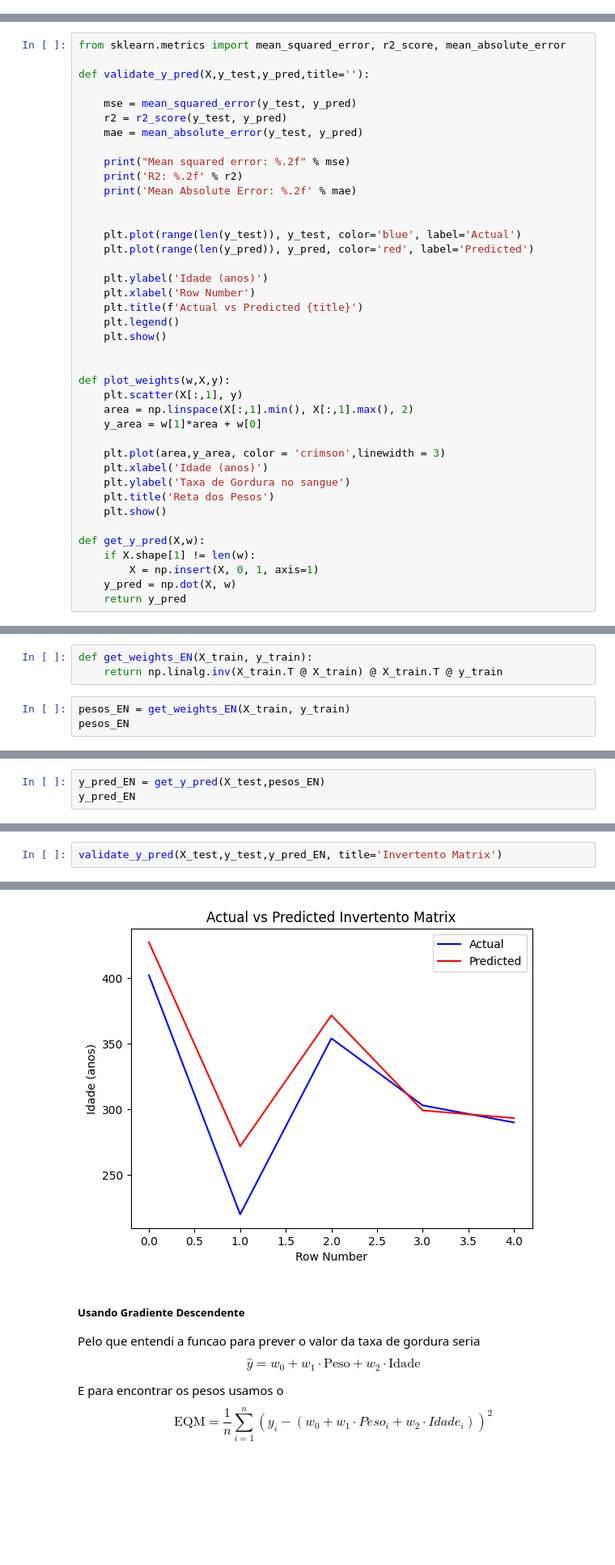
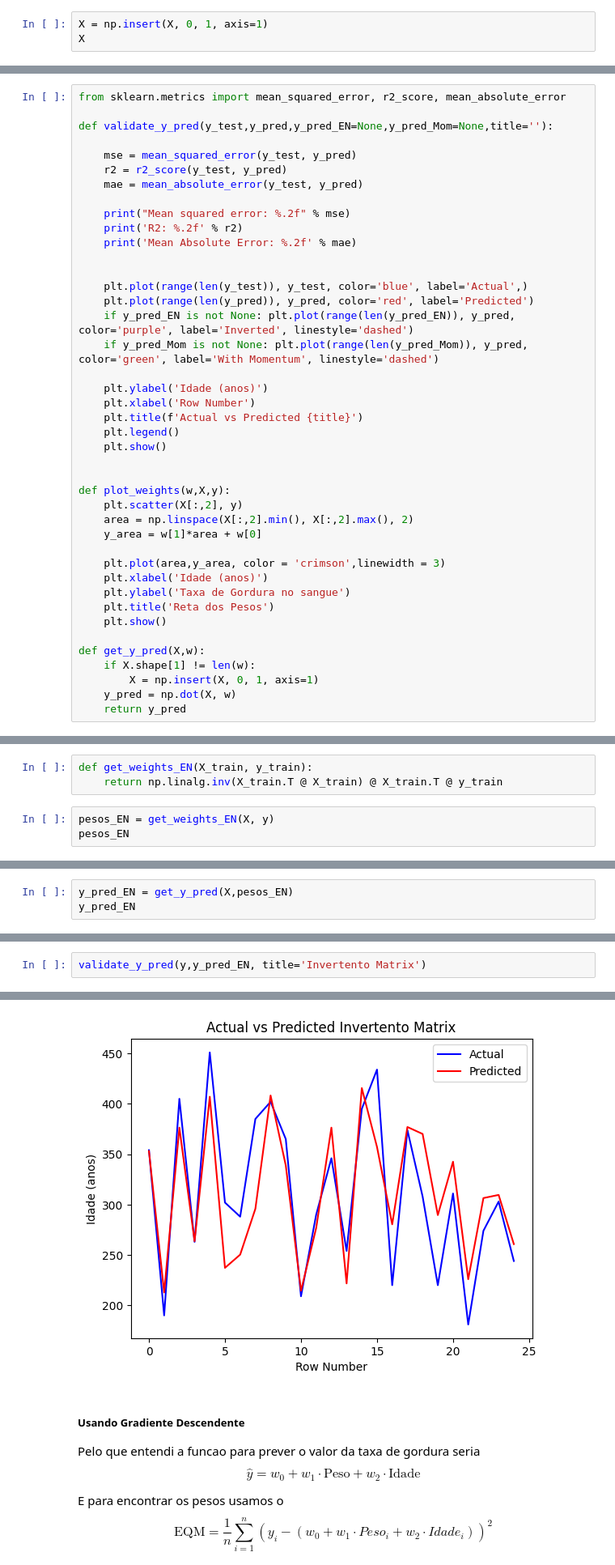
Before and after one commit to KndHvH/367, a Jupyter notebook: POLI/Estat/26.03/exercicio/code.ipynb, the cells around one changed output, grey strips where cells are left out. Shown at 81% size. Drawn from its saved outputs; the diff is of its cells as text; blank space fills up the shorter version.

```diff
--- a/POLI/Estat/26.03/exercicio/code.ipynb
+++ b/POLI/Estat/26.03/exercicio/code.ipynb
@@ -127,0 +113,3 @@ array([[79, 57],
+# %%
+X = np.insert(X, 0, 1, axis=1)
+X
@@ -128,7 +134,7 @@ array([[79, 57],
 # %%
 from sklearn.metrics import mean_squared_error, r2_score, mean_absolute_error
 
-def validate_y_pred(X,y_test,y_pred,title=''):
+def validate_y_pred(y_test,y_pred,y_pred_EN=None,y_pred_Mom=None,title=''):
 
     mse = mean_squared_error(y_test, y_pred)
     r2 = r2_score(y_test, y_pred)
@@ -139,8 +145,10 @@ def validate_y_pred(X,y_test,y_pred,title=''):
     print('Mean Absolute Error: %.2f' % mae)
 
 
-    plt.plot(range(len(y_test)), y_test, color='blue', label='Actual')
+    plt.plot(range(len(y_test)), y_test, color='blue', label='Actual',)
     plt.plot(range(len(y_pred)), y_pred, color='red', label='Predicted')
+    if y_pred_EN is not None: plt.plot(range(len(y_pred_EN)), y_pred, color='purple', label='Inverted', linestyle='dashed')
+    if y_pred_Mom is not None: plt.plot(range(len(y_pred_Mom)), y_pred, color='green', label='With Momentum', linestyle='dashed')
 
     plt.ylabel('Idade (anos)')
     plt.xlabel('Row Number')
@@ -150,8 +158,8 @@ def validate_y_pred(X,y_test,y_pred,title=''):
 
 
 def plot_weights(w,X,y):
-    plt.scatter(X[:,1], y)
-    area = np.linspace(X[:,1].min(), X[:,1].max(), 2)
+    plt.scatter(X[:,2], y)
+    area = np.linspace(X[:,2].min(), X[:,2].max(), 2)
     y_area = w[1]*area + w[0]
 
     plt.plot(area,y_area, color = 'crimson',linewidth = 3)
@@ -176,6 +184,6 @@ e assim comparar os resultados quando obter pelo gradiente descendente
 def get_weights_EN(X_train, y_train):
     return np.linalg.inv(X_train.T @ X_train) @ X_train.T @ y_train
 # %%
-pesos_EN = get_weights_EN(X_train, y_train)
+pesos_EN = get_weights_EN(X, y)
 pesos_EN
 # %% [output]
@@ -187,4 +191,4 @@ plot_weights(pesos_EN,X_train,y_train)
 # %%
-y_pred_EN = get_y_pred(X_test,pesos_EN)
+y_pred_EN = get_y_pred(X,pesos_EN)
 y_pred_EN
 # %% [output]
@@ -193,3 +202,3 @@ array([427.1147436 , 271.84195597, 371.52943025, 299.14818148,
 # %%
-validate_y_pred(X_test,y_test,y_pred_EN, title='Invertento Matrix')
+validate_y_pred(y,y_pred_EN, title='Invertento Matrix')
 # %% [output]
@@ -199,4 +208,4 @@ Mean Absolute Error: 20.33
-[figure, old version]
+[figure, new version]
 # %% [markdown]
 ##### Usando Gradiente Descendente
 
```
Also changed, not shown: parts of 20 cells of this notebook.
